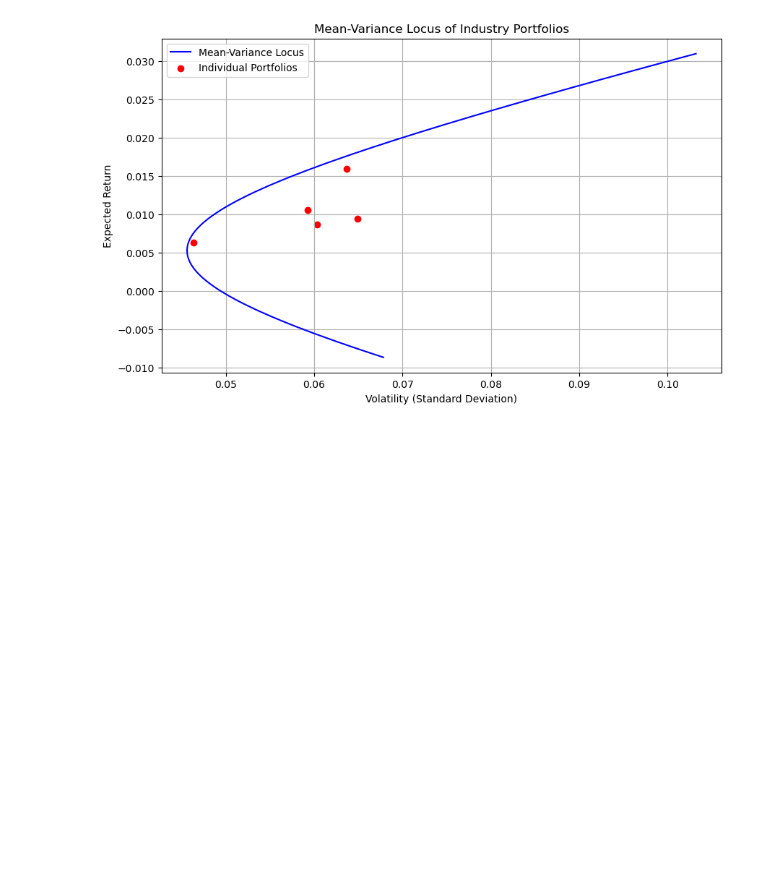
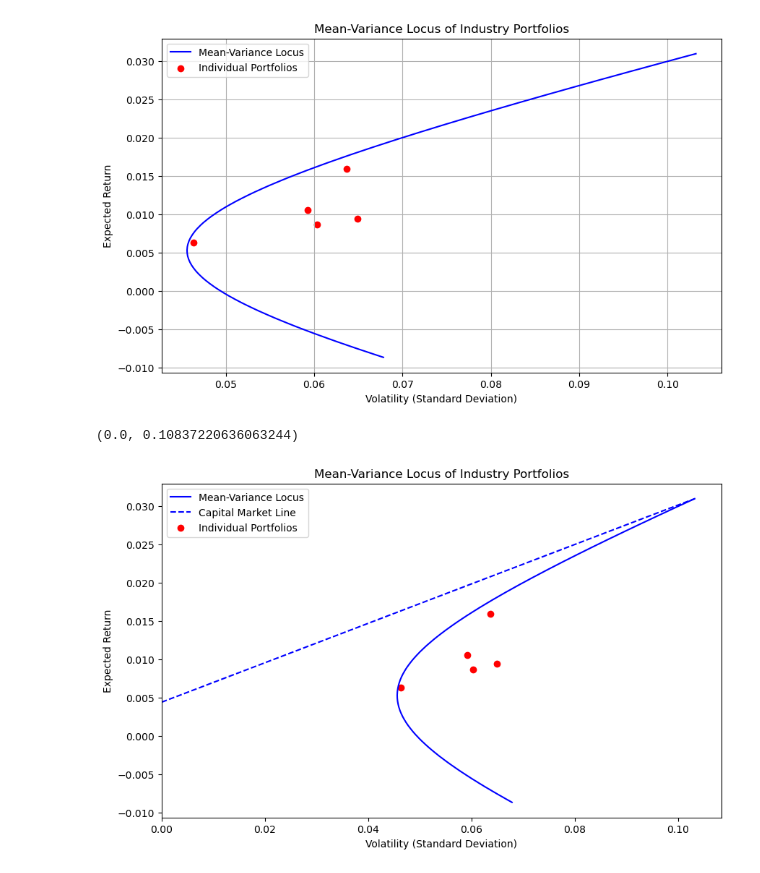
Before and after one commit to DominicPrenovost/TP1-Gestion-de-pf, a Jupyter notebook: Dom.ipynb, the cells around one changed output. Cells and saved outputs as stored; diff of their text form; code cells hidden in the pictures; blank space fills up the shorter version.

```diff
--- a/Dom.ipynb
+++ b/Dom.ipynb
@@ -278,3 +278,22 @@ plt.grid(True)
 # %% [output]
 Poids optimaux du portefeuille : [-8.06458389  2.46950993 13.70215332 -3.94462396 -3.1624554 ]
 [figure]
+# %%
+# Calculate the CML equation
+CML_returns = np.linspace(rf, max(rendements_optimaux), 100)
+CML_volatilities = (CML_returns - rf) / ((max(rendements_optimaux) - rf) / max(volatilites_optimales))
+
+# Tracer la frontière de variance moyenne
+plt.figure(figsize=(10, 6))
+plt.plot(volatilites_optimales, rendements_optimaux, 'b-', label='Mean-Variance Locus')
+plt.plot(CML_volatilities, CML_returns, 'b--', label='Capital Market Line')
+plt.scatter(np.sqrt(np.diag(Sigma_5)), Z_barre, color='red', label='Individual Portfolios')
+plt.title('Mean-Variance Locus of Industry Portfolios')
+plt.xlabel('Volatility (Standard Deviation)')
+plt.ylabel('Expected Return')
+plt.legend()
+#plt.grid(True)
+plt.xlim(0)
+# %% [output]
+(0.0, 0.10837220636063244)
+[figure, added]
```
